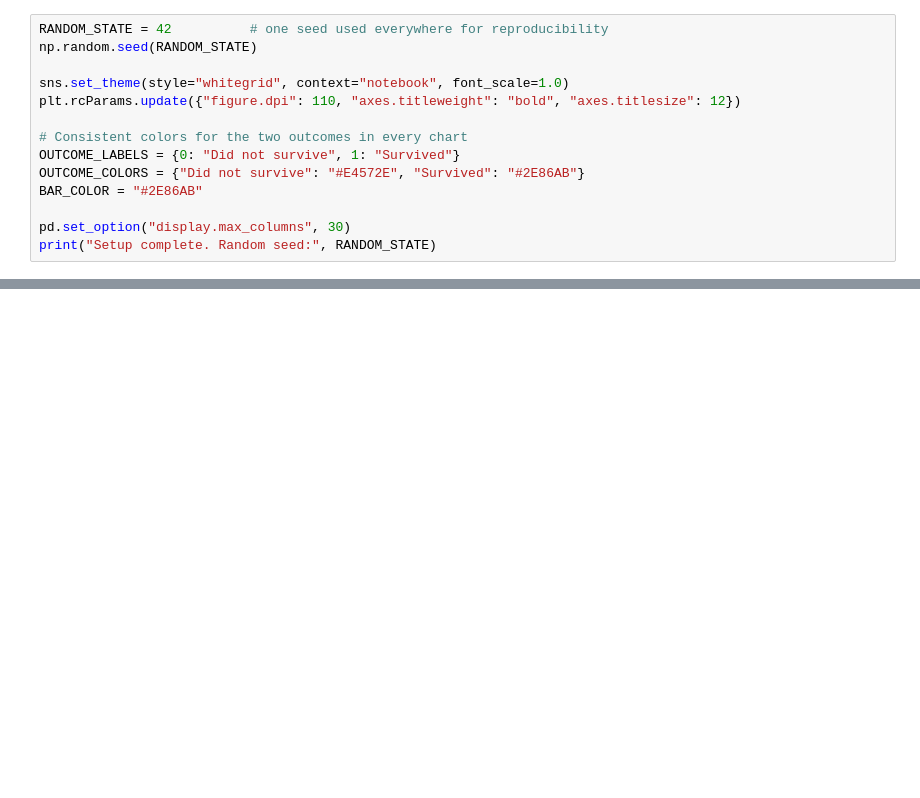
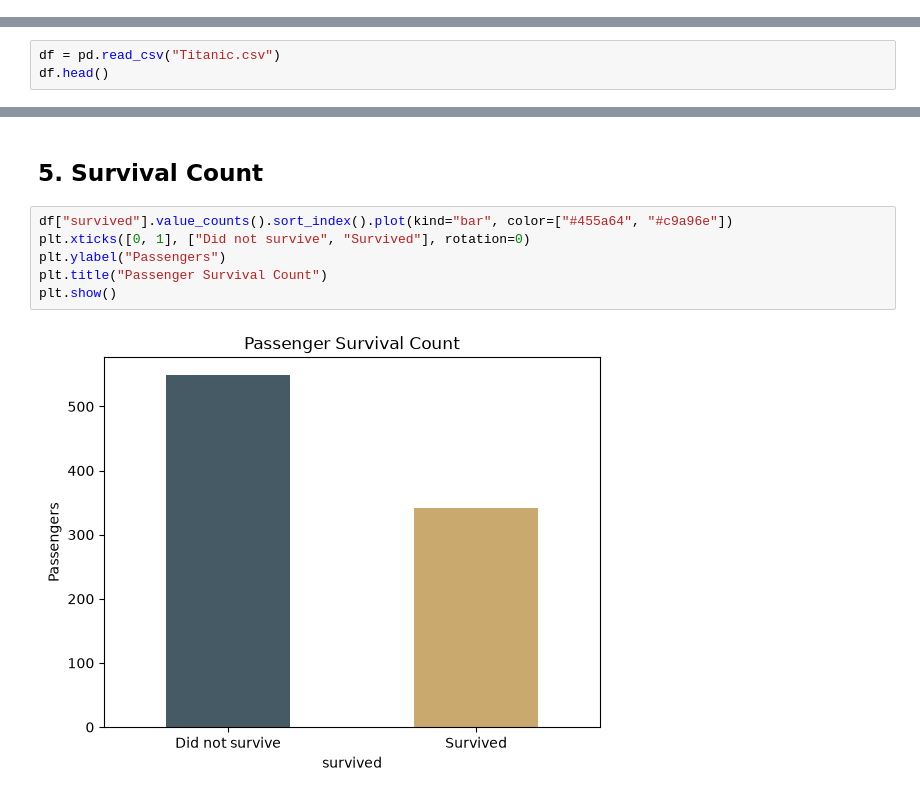
Before and after one commit to GurmeetSingh124/Titanic-Survival-Prediction, a Jupyter notebook: Titanic_Survival_Analysis.ipynb, the cells around one changed output, grey strips where cells are left out. Cells and saved outputs as stored; diff of their text form; blank space fills up the shorter version.

```diff
--- a/Titanic_Survival_Analysis.ipynb
+++ b/Titanic_Survival_Analysis.ipynb
@@ -73,14 +0,0 @@ ModuleNotFoundError: No module named 'matplotlib'
-# %%
-RANDOM_STATE = 42          # one seed used everywhere for reproducibility
-np.random.seed(RANDOM_STATE)
-
-sns.set_theme(style="whitegrid", context="notebook", font_scale=1.0)
-plt.rcParams.update({"figure.dpi": 110, "axes.titleweight": "bold", "axes.titlesize": 12})
-
-# Consistent colors for the two outcomes in every chart
-OUTCOME_LABELS = {0: "Did not survive", 1: "Survived"}
-OUTCOME_COLORS = {"Did not survive": "#E4572E", "Survived": "#2E86AB"}
-BAR_COLOR = "#2E86AB"
-
-pd.set_option("display.max_columns", 30)
-print("Setup complete. Random seed:", RANDOM_STATE)
@@ -1167,0 +21,3 @@ Saved pipeline: titanic_survival_pipeline.joblib
+# %%
+df = pd.read_csv("Titanic.csv")
+df.head()
@@ -1167,0 +76,10 @@ Saved pipeline: titanic_survival_pipeline.joblib
+# %% [markdown]
+## 5. Survival Count
+# %%
+df["survived"].value_counts().sort_index().plot(kind="bar", color=["#455a64", "#c9a96e"])
+plt.xticks([0, 1], ["Did not survive", "Survived"], rotation=0)
+plt.ylabel("Passengers")
+plt.title("Passenger Survival Count")
+plt.show()
+# %% [output]
+[figure, added]
```
Also changed, not shown: parts of 130 cells of this notebook, 4 other files.
